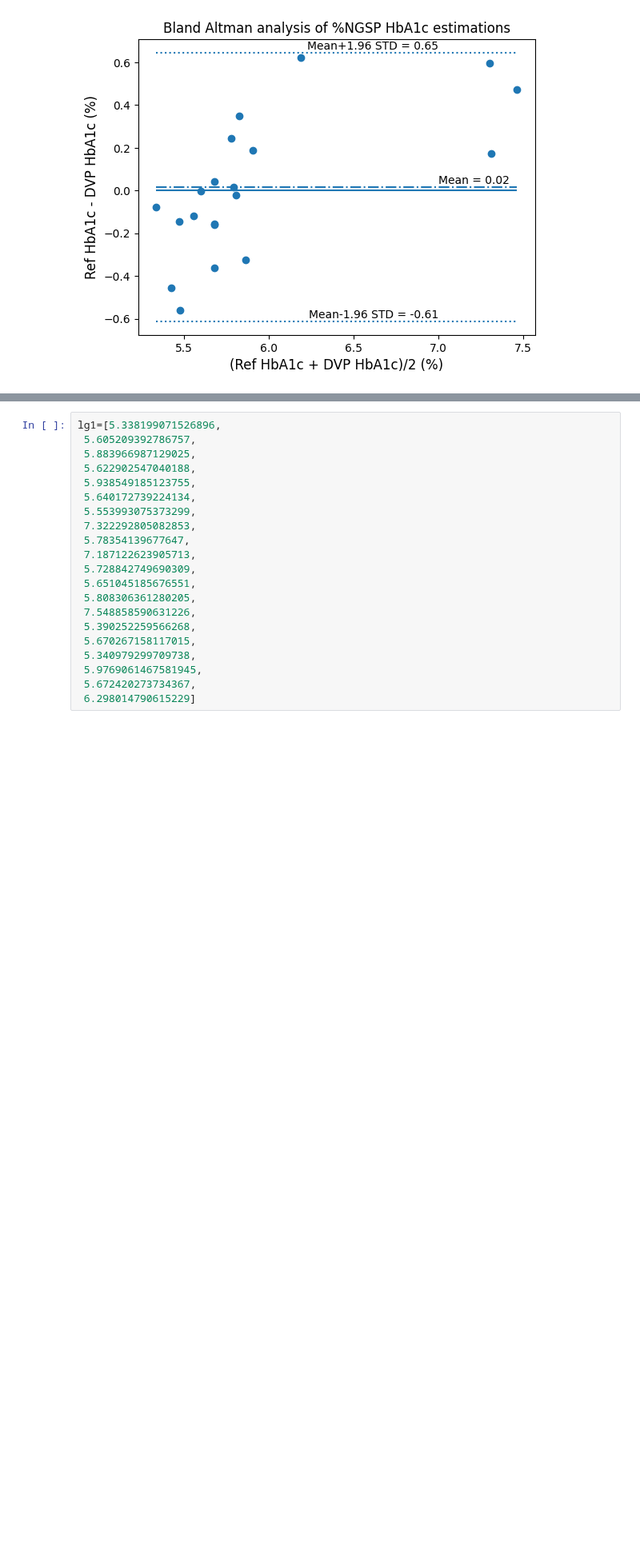
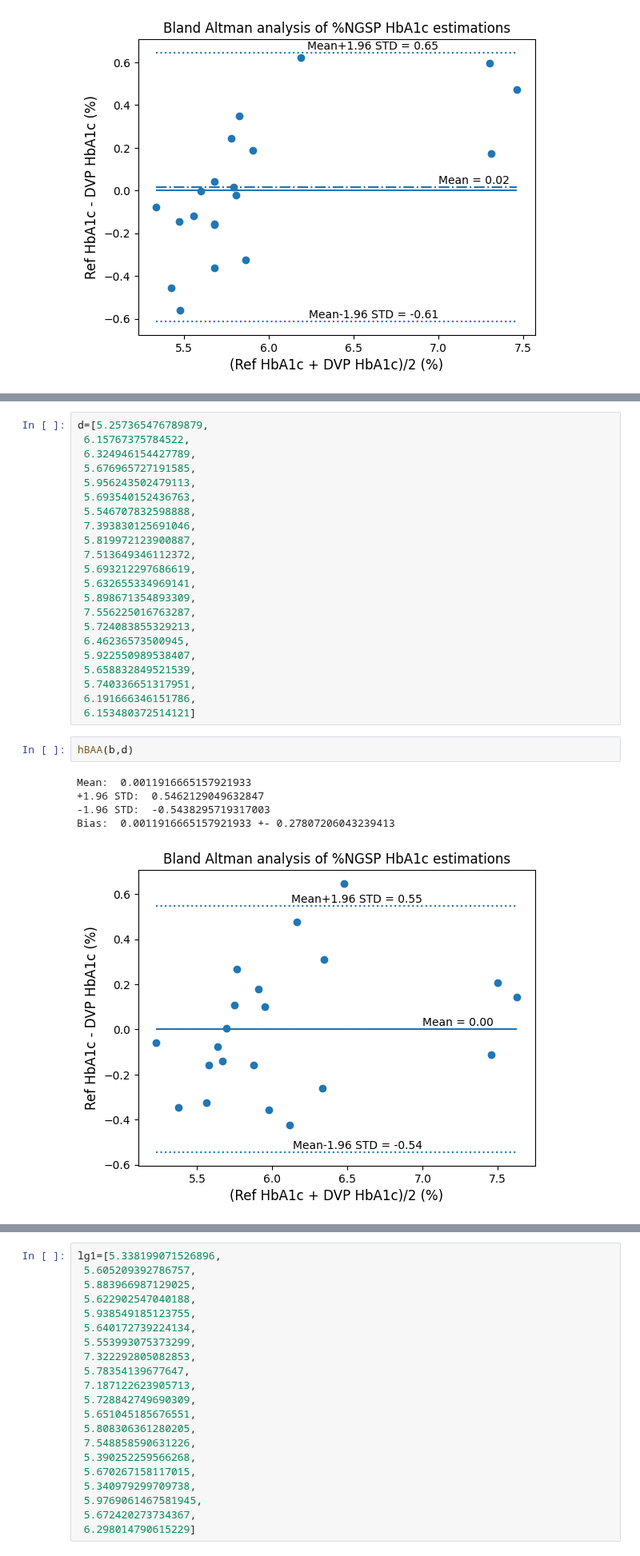
Before and after one commit to shamasatter/Estimating-HbA1c-from-PPG-using-ML, a Jupyter notebook: fig.ipynb, the cells around one changed output, grey strips where cells are left out. Shown at 80% size. Saved outputs shown, nothing was run; the diff lists cells and outputs as text; blank space fills up the shorter version.

```diff
--- a/fig.ipynb
+++ b/fig.ipynb
@@ -207,0 +296,30 @@ Bias:  0.01651428000000048 +- 0.32084431538254565
+# %%
+d=[5.257365476789879,
+ 6.15767375784522,
+ 6.324946154427789,
+ 5.676965727191585,
+ 5.956243502479113,
+ 5.693540152436763,
+ 5.546707832598888,
+ 7.393830125691046,
+ 5.819972123900887,
+ 7.513649346112372,
+ 5.693212297686619,
+ 5.632655334969141,
+ 5.898671354893309,
+ 7.556225016763287,
+ 5.724083855329213,
+ 6.46236573500945,
+ 5.922550989538407,
+ 5.658832849521539,
+ 5.740336651317951,
+ 6.191666346151786,
+ 6.153480372514121]
+# %%
+hBAA(b,d)
+# %% [output]
+Mean:  0.0011916665157921933
++1.96 STD:  0.5462129049632847
+-1.96 STD:  -0.5438295719317003
+Bias:  0.0011916665157921933 +- 0.27807206043239413
+[figure, added]
```
Also changed, not shown: parts of 12 cells of this notebook.
